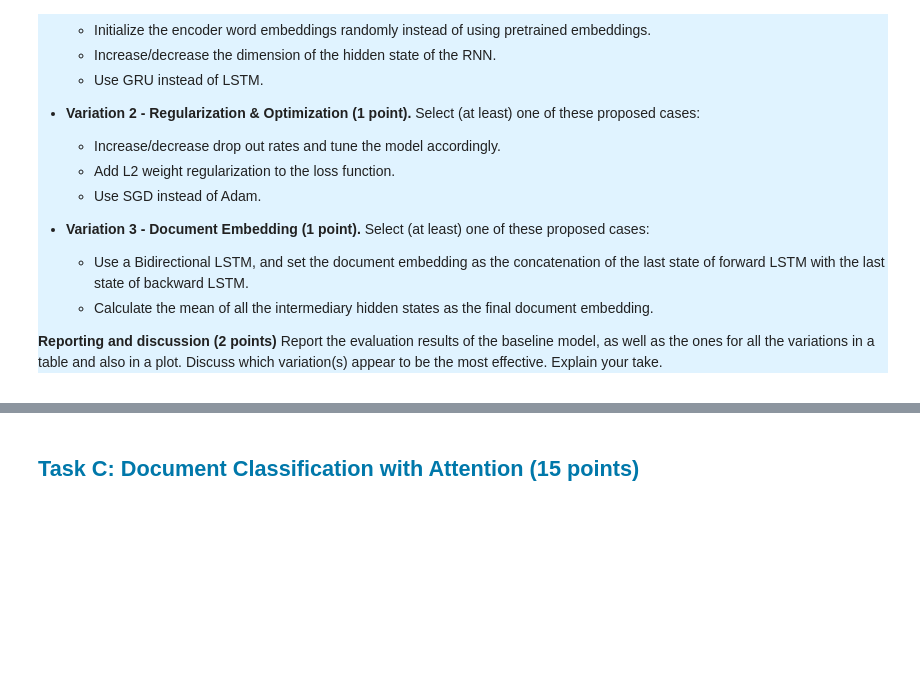
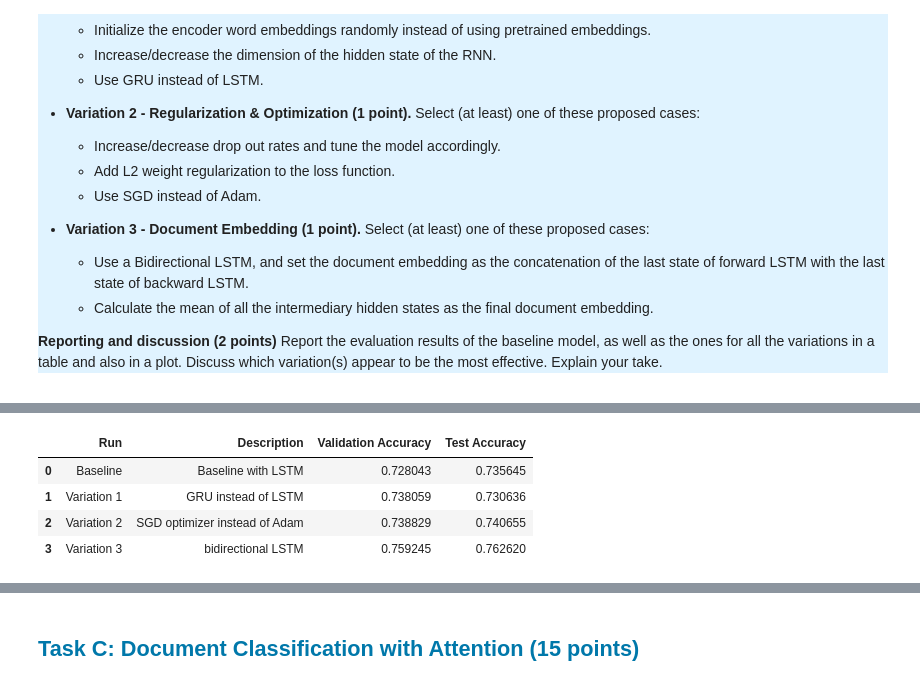
Before and after one commit to markus583/nlp-course-2022w, a Jupyter notebook: Assignment.ipynb, the cells around one changed output, grey strips where cells are left out. Drawn from its saved outputs; the diff is of its cells as text; code cells hidden in the pictures; blank space fills up the shorter version.

```diff
--- a/Assignment.ipynb
+++ b/Assignment.ipynb
@@ -1172,0 +1441,3 @@ report
+# %%
+config['MODEL_ARCH'] = 'RNN_variation_2'
+wandb.init(project="NLPwDL", entity="tobiasm", name="RNN_variation_2")
@@ -1172,0 +1450,7 @@ report
+# %%
+model = ClassificationRNNModel(
+    lookup=lookup.to(device),
+    num_classes=np.unique(train_df["label"]).shape[0],
+    rnn_type='LSTM',
+    optim_fn='SGD'
+).to(device)
@@ -1172,0 +1698,16 @@ report
+# %%
+report = pd.DataFrame(
+    {
+        "Run": ['Baseline', 'Variation 1', 'Variation 2', 'Variation 3'],
+        "Description": ['Baseline with LSTM', 'GRU instead of LSTM', 'SGD optimizer instead of Adam', 'bidirectional LSTM'],
+        "Validation Accuracy": [acc_val_baseline, acc_val_one, acc_val_two, acc_val_three],
+        "Test Accuracy": [acc_test_baseline, acc_test_one, acc_test_two, acc_test_three],
+    }
+)
+report
+# %% [output]
+|  | Run | Description | Validation Accuracy | Test Accuracy |
+| 0 | Baseline | Baseline with LSTM | 0.728043 | 0.735645 |
+| 1 | Variation 1 | GRU instead of LSTM | 0.738059 | 0.730636 |
+| 2 | Variation 2 | SGD optimizer instead of Adam | 0.738829 | 0.740655 |
+| 3 | Variation 3 | bidirectional LSTM | 0.759245 | 0.762620 |
```
Also changed, not shown: parts of 92 cells of this notebook.
